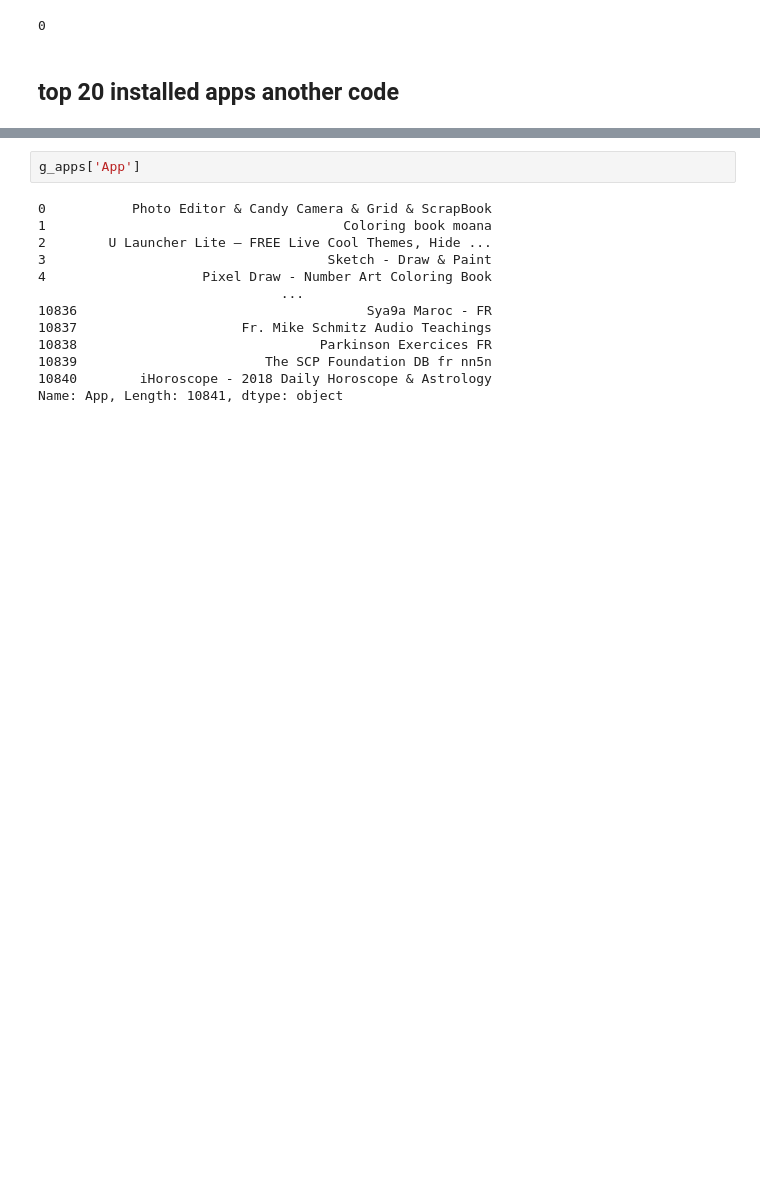
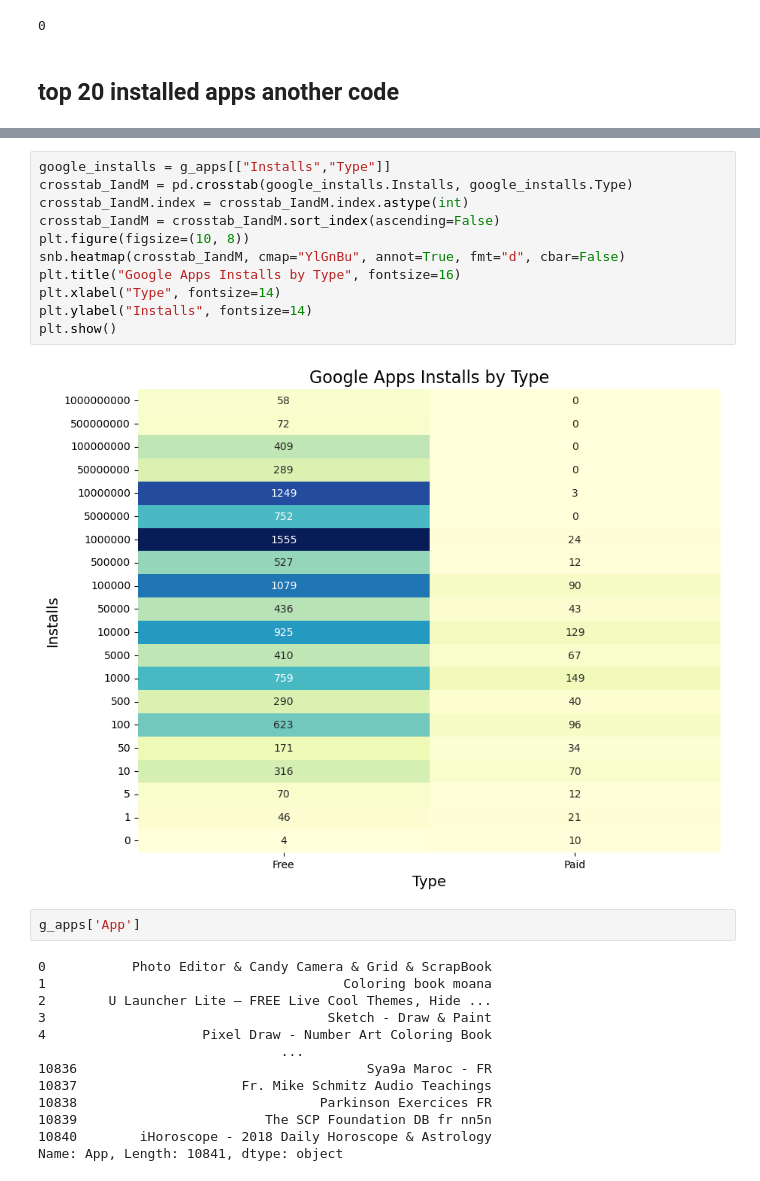
Before and after one commit to yuceltan/dataManupulation, a Jupyter notebook: datapython_coding.ipynb, the cells around one changed output, grey strips where cells are left out. Cells and saved outputs as stored; diff of their text form; blank space fills up the shorter version.

```diff
--- a/datapython_coding.ipynb
+++ b/datapython_coding.ipynb
@@ -164,3 +183,16 @@ top_20_apps
+# %%
+google_installs = g_apps[["Installs","Type"]]
+crosstab_IandM = pd.crosstab(google_installs.Installs, google_installs.Type)
+crosstab_IandM.index = crosstab_IandM.index.astype(int)
+crosstab_IandM = crosstab_IandM.sort_index(ascending=False)
+plt.figure(figsize=(10, 8))
+snb.heatmap(crosstab_IandM, cmap="YlGnBu", annot=True, fmt="d", cbar=False)
+plt.title("Google Apps Installs by Type", fontsize=16)
+plt.xlabel("Type", fontsize=14)
+plt.ylabel("Installs", fontsize=14)
+plt.show()
+# %% [output]
+[figure, added]
 # %%
 g_apps['App']
 # %% [output]
```
Also changed, not shown: parts of 102 cells of this notebook.
